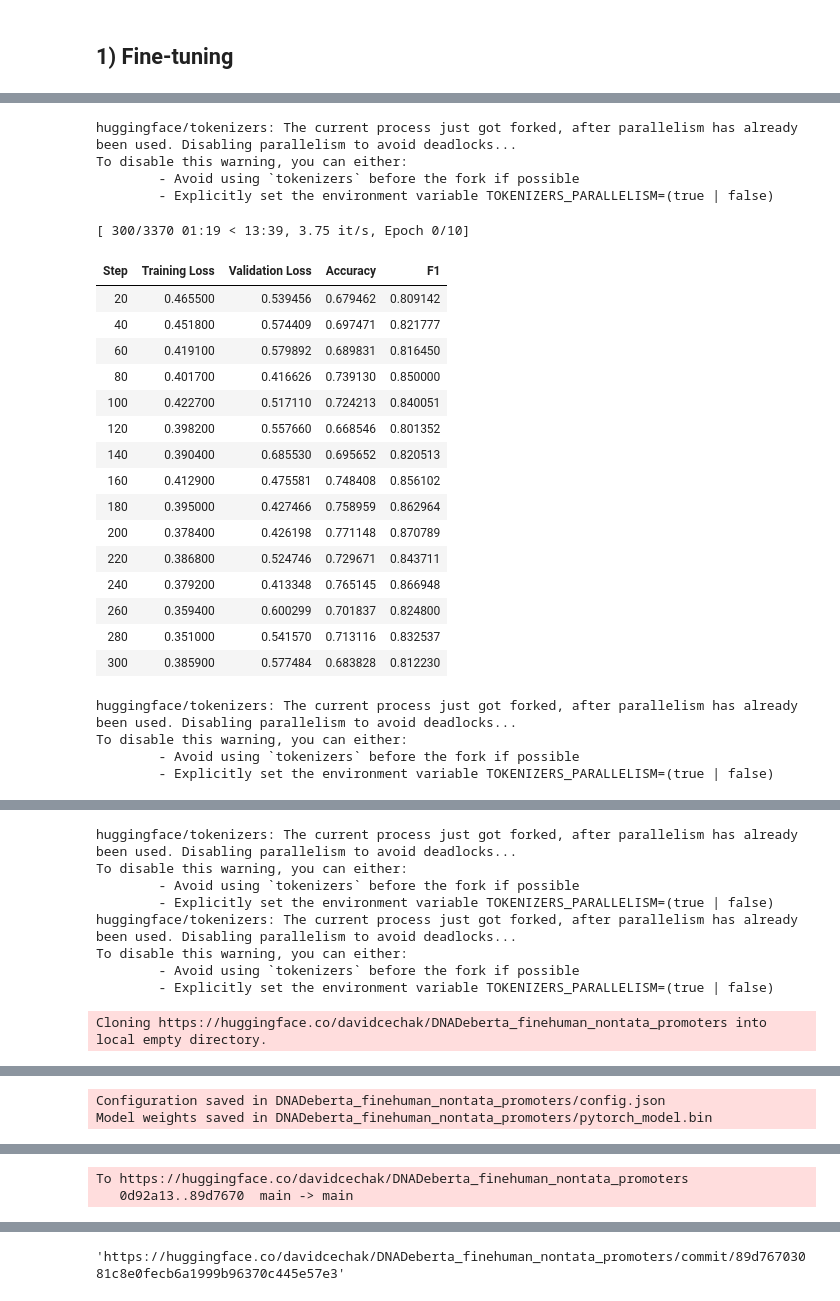
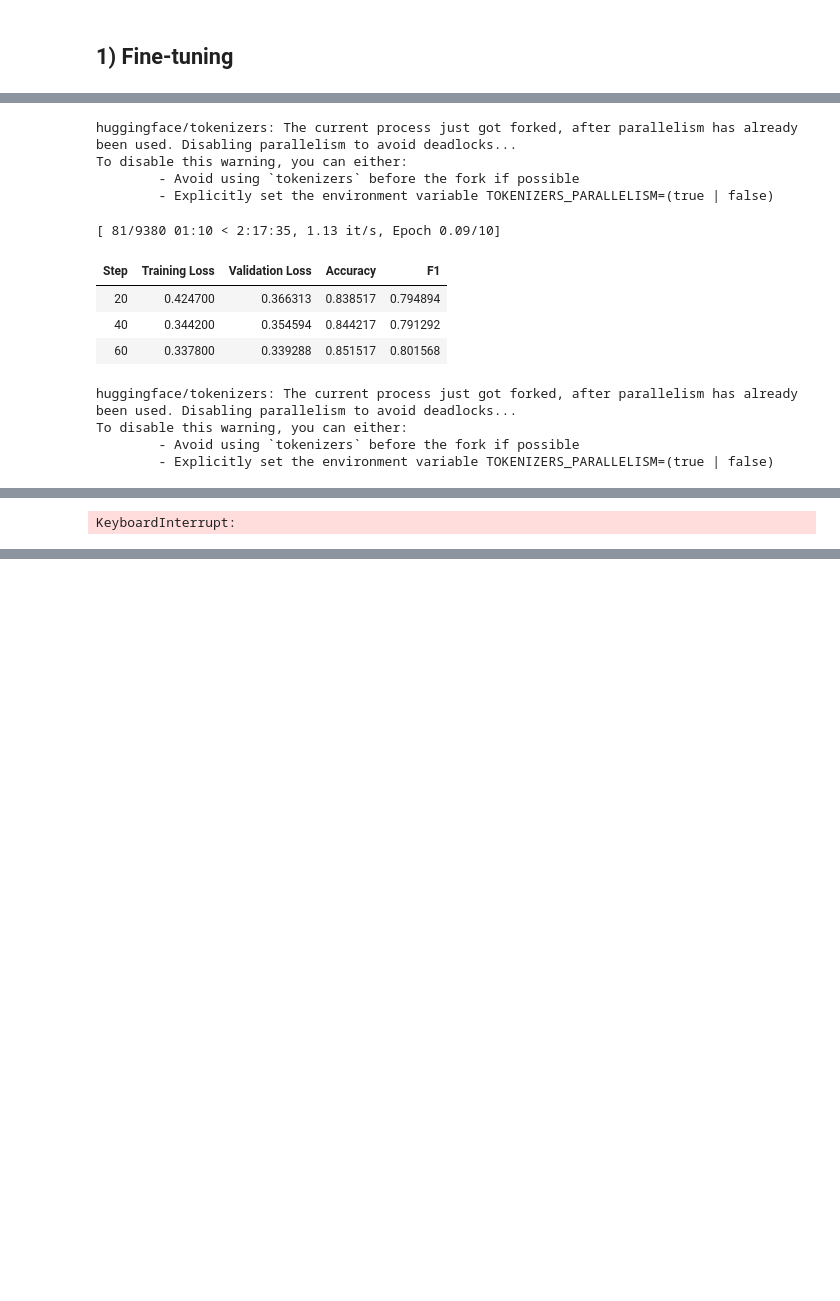
Before and after one commit to ML-Bioinfo-CEITEC/DNA-pretraining, a Jupyter notebook: Fine_tuning.ipynb, the cells around one changed output, grey strips where cells are left out. Drawn from its saved outputs; the diff is of its cells as text; code cells hidden in the pictures; blank space fills up the shorter version.

```diff
--- a/Fine_tuning.ipynb
+++ b/Fine_tuning.ipynb
@@ -29,7 +37,8 @@ COMET INFO: Comet API key saved in /home/jovyan/.comet.config
 # %%
-from genomic_benchmarks.data_check import list_datasets
-
 # config
 epochs = 10
 model_name = "DNADeberta_fine"
-dataset_name = "human_nontata_promoters"
+dataset_name = "demo_coding_vs_intergenomic_seqs"
+POSITIVE_CLASS_INDEX = 1
+
+info(dataset_name)
@@ -63,0 +87,26 @@ for dset in ['train', 'test']:
+# %%
+# for dset in ['train', 'test']:
+#   for c in ['negative', 'positive']:
+#     for f in Path(f'/home/jovyan/.genomic_benchmarks/human_nontata_promoters/{dset}/{c}/').glob('*.txt'):
+#       txt = f.read_text()
+#       tmp_dict[f.stem] = (dset, int(c == "positive"), txt)
+
+tmp_dict = {}
+debug_tmp=[]
+
+print(dataset_name)
+
+for dset in ['train', 'test']:
+    list_dir = os.listdir(Path(f'/home/jovyan/.genomic_benchmarks/{dataset_name}/{dset}/'))
+    print(list_dir)
+    print(dset)
+    print(type(list_dir))
+    for c in list_dir:
+        print(c)
+        for f in Path(f'/home/jovyan/.genomic_benchmarks/{dataset_name}/{dset}/{c}/').glob('*.txt'):
+            txt = f.read_text()
+            debug_tmp.append([int(c == list_dir[1]), c, list_dir[POSITIVE_CLASS_INDEX], f.stem + c])
+
+            # f.stem + c
+            # temporal solution to fix the problem with repeated indexes in positive and negative class (index X can be found in both classes, for each index X)
+            tmp_dict[f.stem + c] = (dset, int(c == list_dir[POSITIVE_CLASS_INDEX]), txt)
@@ -74,4 +191,4 @@ train_df = df[df['dset']=='train'].iloc[:train_valid_split,:]
 valid_df = df[df['dset']=='train'].iloc[train_valid_split:,:]
 test_df = df[df['dset']=='test']
 
-datasets = [train_df, valid_df, test_df]
+datasets = [train_df, train_df, test_df]
@@ -133,9 +237,9 @@ training_args = TrainingArguments(
     evaluation_strategy="steps",    # evaluate each `logging_steps` steps
     overwrite_output_dir=True,
     num_train_epochs=epochs,            # number of training epochs, feel free to tweak
-    per_device_train_batch_size=32, # the training batch size, put it as high as your GPU memory fits
-    gradient_accumulation_steps=2,  # accumulating the gradients before updating the weights
-    per_device_eval_batch_size=32,  # evaluation batch size
+    per_device_train_batch_size=64, # the training batch size, put it as high as your GPU memory fits
+    # gradient_accumulation_steps=2,  # accumulating the gradients before updating the weights
+    per_device_eval_batch_size=64,  # evaluation batch size
     logging_steps=20,             # evaluate, log and save model checkpoints every 1000 step
     save_steps=200,
     fp16=True,
@@ -166,5 +270,7 @@ trainer = Trainer(
 )
 
 trainer.train()
-model.push_to_hub(model_name + dataset_name)
+
+# TODO uncomment - commented out for debug time
+# model.push_to_hub(model_name + dataset_name)
 # %% [output]
@@ -187,26 +292,14 @@ COMET INFO: Experiment is live on comet.ml https://www.comet.ml/davidcechak/dna-
 
 Automatic Comet.ml online logging enabled
 huggingface/tokenizers: The current process just got forked, after parallelism has already been used. Disabling parallelism to avoid deadlocks...
 To disable this warning, you can either:
         - Avoid using `tokenizers` before the fork if possible
         - Explicitly set the environment variable TOKENIZERS_PARALLELISM=(true | false)
-[ 300/3370 01:19 < 13:39, 3.75 it/s, Epoch 0/10]
+[ 81/9380 01:10 < 2:17:35, 1.13 it/s, Epoch 0.09/10]
 | Step | Training Loss | Validation Loss | Accuracy | F1 |
-| 20 | 0.465500 | 0.539456 | 0.679462 | 0.809142 |
-| 40 | 0.451800 | 0.574409 | 0.697471 | 0.821777 |
-| 60 | 0.419100 | 0.579892 | 0.689831 | 0.816450 |
-| 80 | 0.401700 | 0.416626 | 0.739130 | 0.850000 |
-| 100 | 0.422700 | 0.517110 | 0.724213 | 0.840051 |
-| 120 | 0.398200 | 0.557660 | 0.668546 | 0.801352 |
-| 140 | 0.390400 | 0.685530 | 0.695652 | 0.820513 |
-| 160 | 0.412900 | 0.475581 | 0.748408 | 0.856102 |
-| 180 | 0.395000 | 0.427466 | 0.758959 | 0.862964 |
-| 200 | 0.378400 | 0.426198 | 0.771148 | 0.870789 |
-| 220 | 0.386800 | 0.524746 | 0.729671 | 0.843711 |
-| 240 | 0.379200 | 0.413348 | 0.765145 | 0.866948 |
-| 260 | 0.359400 | 0.600299 | 0.701837 | 0.824800 |
-| 280 | 0.351000 | 0.541570 | 0.713116 | 0.832537 |
-| 300 | 0.385900 | 0.577484 | 0.683828 | 0.812230 |
+| 20 | 0.424700 | 0.366313 | 0.838517 | 0.794894 |
+| 40 | 0.344200 | 0.354594 | 0.844217 | 0.791292 |
+| 60 | 0.337800 | 0.339288 | 0.851517 | 0.801568 |
 huggingface/tokenizers: The current process just got forked, after parallelism has already been used. Disabling parallelism to avoid deadlocks...
 To disable this warning, you can either:
         - Avoid using `tokenizers` before the fork if possible
@@ -231,9 +323 @@ COMET INFO: The Python SDK has 3600 seconds to finish before aborting...
-huggingface/tokenizers: The current process just got forked, after parallelism has already been used. Disabling parallelism to avoid deadlocks...
-To disable this warning, you can either:
-        - Avoid using `tokenizers` before the fork if possible
-        - Explicitly set the environment variable TOKENIZERS_PARALLELISM=(true | false)
-huggingface/tokenizers: The current process just got forked, after parallelism has already been used. Disabling parallelism to avoid deadlocks...
-To disable this warning, you can either:
-        - Avoid using `tokenizers` before the fork if possible
-        - Explicitly set the environment variable TOKENIZERS_PARALLELISM=(true | false)
+KeyboardInterrupt:
-Cloning https://huggingface.co/davidcechak/DNADeberta_finehuman_nontata_promoters into local empty directory.
@@ -257,2 +323,0 @@ To disable this warning, you can either:
-Configuration saved in DNADeberta_finehuman_nontata_promoters/config.json
-Model weights saved in DNADeberta_finehuman_nontata_promoters/pytorch_model.bin
@@ -276,2 +323,0 @@ To disable this warning, you can either:
-To https://huggingface.co/davidcechak/DNADeberta_finehuman_nontata_promoters
-   0d92a13..89d7670  main -> main
@@ -286,4 +324,3 @@ To disable this warning, you can either:
-'https://huggingface.co/davidcechak/DNADeberta_finehuman_nontata_promoters/commit/89d76703081c8e0fecb6a1999b96370c445e57e3'
 # %%
 eval_metrics = trainer.evaluate()
 print(eval_metrics)
```
Also changed, not shown: parts of 22 cells of this notebook, 3 other files.
